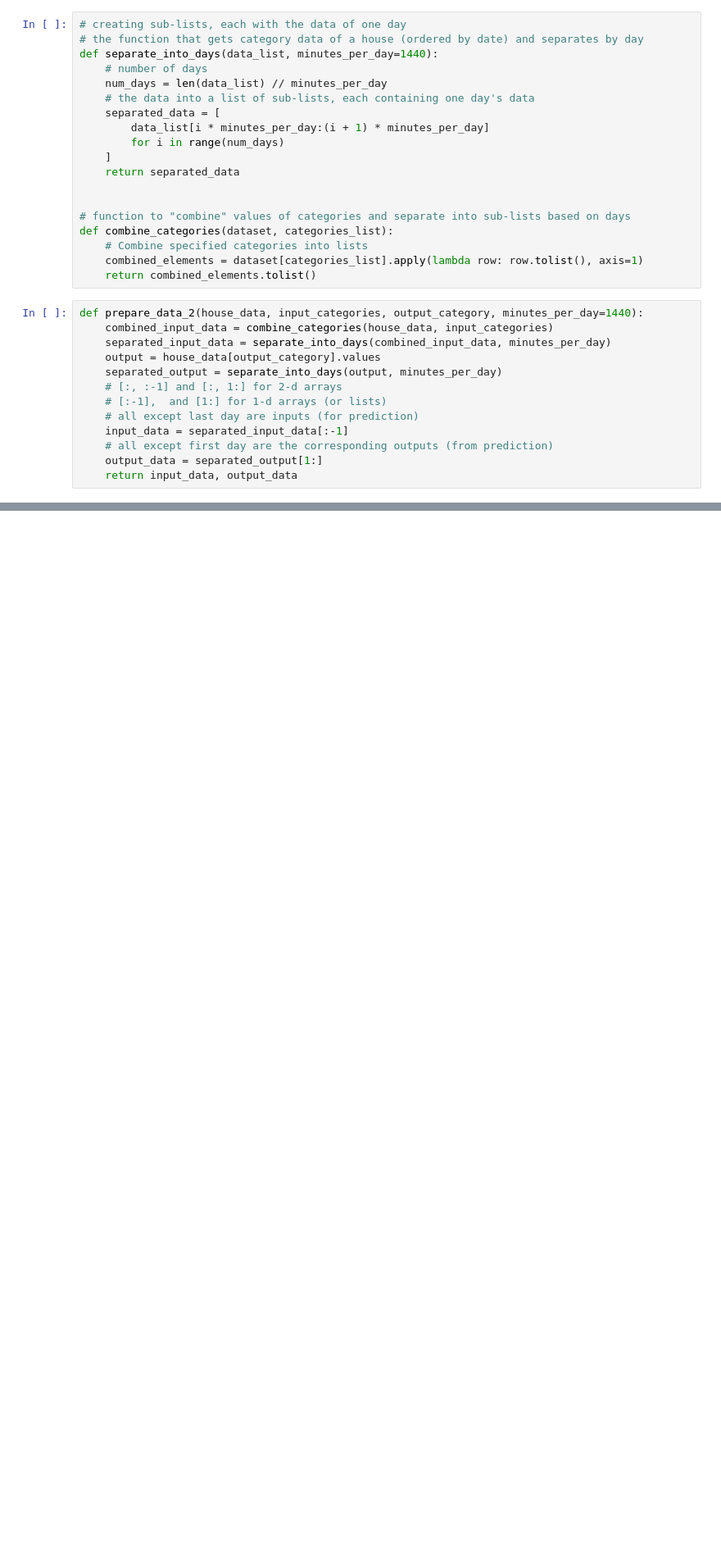
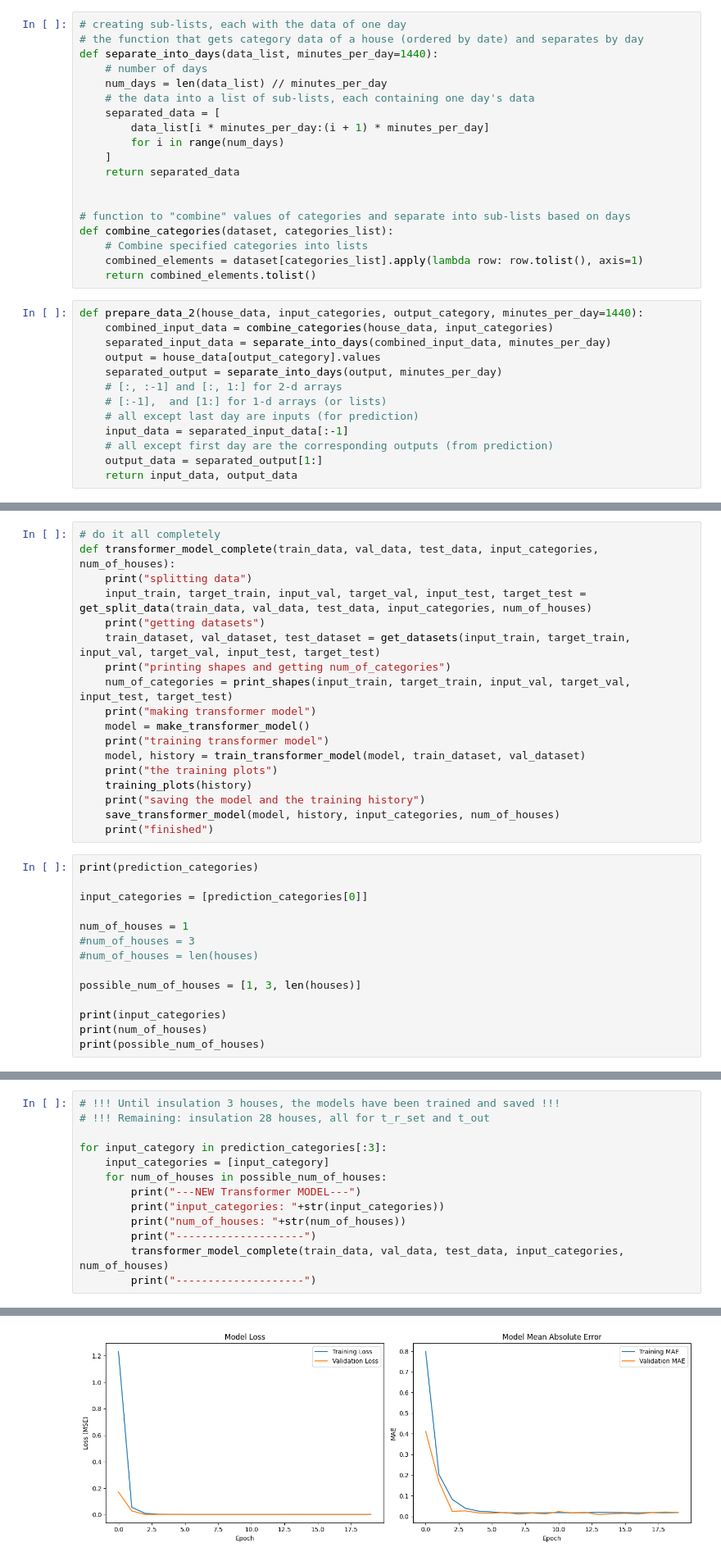
Before and after one commit to GeorgiosKalaras/boilers, a Jupyter notebook: code/processing_data.ipynb, the cells around one changed output, grey strips where cells are left out. Shown at 82% size. Drawn from its saved outputs; the diff is of its cells as text; blank space fills up the shorter version.

```diff
--- a/code/processing_data.ipynb
+++ b/code/processing_data.ipynb
@@ -762,0 +460,32 @@ plot_error_metrics(errors)
+# %%
+# do it all completely
+def transformer_model_complete(train_data, val_data, test_data, input_categories, num_of_houses):
+    print("splitting data")
+    input_train, target_train, input_val, target_val, input_test, target_test = get_split_data(train_data, val_data, test_data, input_categories, num_of_houses)
+    print("getting datasets")
+    train_dataset, val_dataset, test_dataset = get_datasets(input_train, target_train, input_val, target_val, input_test, target_test)
+    print("printing shapes and getting num_of_categories")
+    num_of_categories = print_shapes(input_train, target_train, input_val, target_val, input_test, target_test)
+    print("making transformer model")
+    model = make_transformer_model()
+    print("training transformer model")
+    model, history = train_transformer_model(model, train_dataset, val_dataset)
+    print("the training plots")
+    training_plots(history)
+    print("saving the model and the training history")
+    save_transformer_model(model, history, input_categories, num_of_houses)
+    print("finished")
+# %%
+print(prediction_categories)
+
+input_categories = [prediction_categories[0]]
+
+num_of_houses = 1
+#num_of_houses = 3
+#num_of_houses = len(houses)
+
+possible_num_of_houses = [1, 3, len(houses)]
+
+print(input_categories)
+print(num_of_houses)
+print(possible_num_of_houses)
@@ -762,0 +497,14 @@ plot_error_metrics(errors)
+# %%
+# !!! Until insulation 3 houses, the models have been trained and saved !!!
+# !!! Remaining: insulation 28 houses, all for t_r_set and t_out
+
+for input_category in prediction_categories[:3]:
+    input_categories = [input_category]
+    for num_of_houses in possible_num_of_houses:
+        print("---NEW Transformer MODEL---")
+        print("input_categories: "+str(input_categories))
+        print("num_of_houses: "+str(num_of_houses))
+        print("--------------------")
+        transformer_model_complete(train_data, val_data, test_data, input_categories, num_of_houses)
+        print("--------------------")
+# %% [output]
@@ -762,0 +545 @@ plot_error_metrics(errors)
+[figure, added]
```
Also changed, not shown: parts of 33 cells of this notebook, 2 other files.
